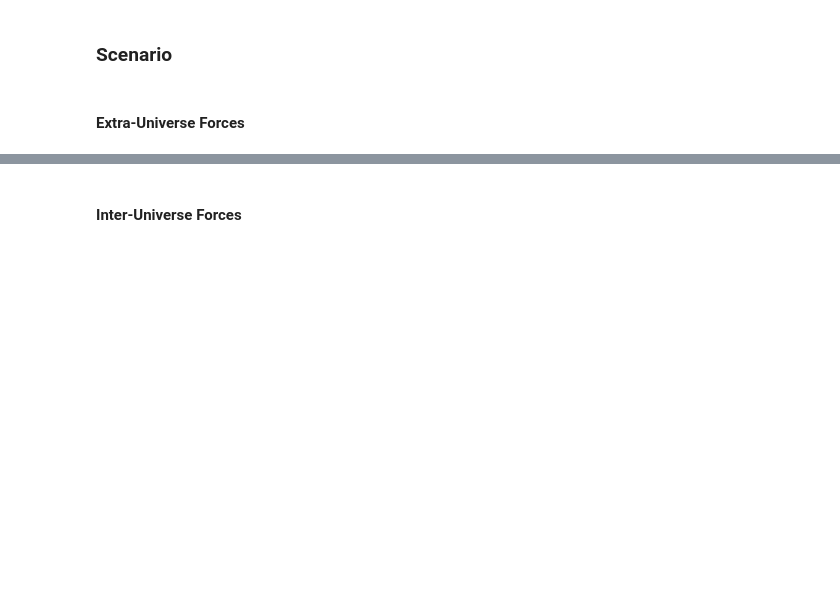
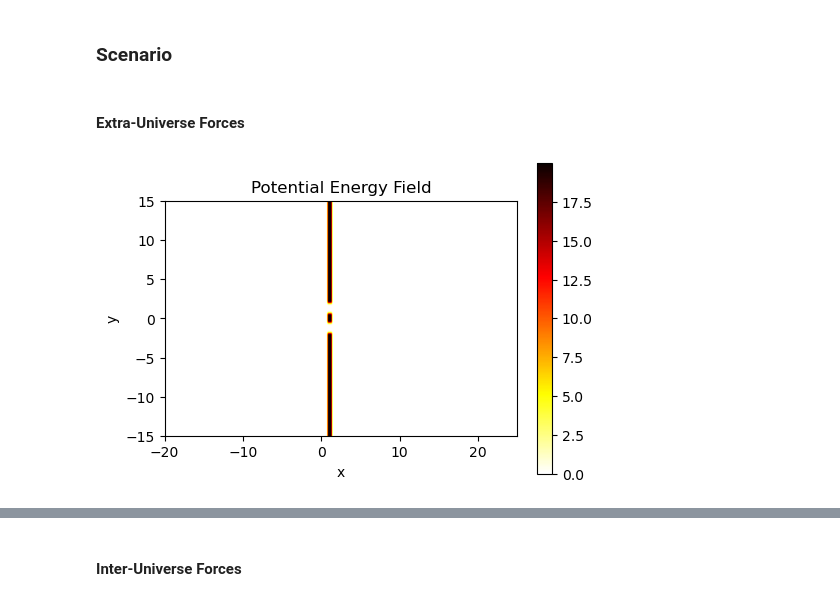
Before and after one commit to Oiangu9/_Miscellaneous, a Jupyter notebook: SSN/FINAL_Project_the_Inter_Universe_Interaction/M_ND_Newtonian_Interacting_Universes.ipynb, the cells around one changed output, grey strips where cells are left out. Cells and saved outputs as stored; diff of their text form; code cells hidden in the pictures; blank space fills up the shorter version.

```diff
--- a/SSN/FINAL_Project_the_Inter_Universe_Interaction/M_ND_Newtonian_Interacting_Universes.ipynb
+++ b/SSN/FINAL_Project_the_Inter_Universe_Interaction/M_ND_Newtonian_Interacting_Universes.ipynb
@@ -257,41 +335,79 @@ IndexError: list index out of range
 # %%
 def harmonic_external_force(trajs, K=1):
     return -2*K*trajs[:,:numDofUniv] #[numTrajs, dofsUniv]
 
-def double_slit_external_potential_3D(xyz_grid):
-    return cnp.ones(xyz_grid.shape[1:]) #[Nx,Ny,Nz]
+chosen_potential=double_slit_2D
+if use_external_forces_and_pdf_grid:
+    if numDofUniv==3:
+        potential_field = chosen_potential(grid_potential) #[Nx,Ny,Nz]
+        external_force_field = get_gradient_vector_field_3D(
+                            potential_field, real_dtype,dxs[0,0],dxs[0,1],dxs[0,2]) #[Nx,Ny,Nz, 3]
+        external_force = lambda trajs: interpolate_traj_force_from_force_field_3D(
+                        trajs, force_field=external_force_field, xs=nodes_potential[0], ys=nodes_potential[1], zs=nodes_potential[2])
+        # PLOT
+        fig = plt.figure(figsize=(5,5))
+        ax = fig.add_subplot(111, projection='3d')
+        maxim = potential_field.max()
+        minim = potential_field.min()
+        zati=3
+        level_surface = grid[:, potential_field>maxim/zati]
+        colormap = ax.scatter(*level_surface, c=potential_field[potential_field>maxim/zati],
+                cmap='hot_r', s=2, alpha=potential_field[potential_field>maxim/zati]/maxim ) #, antialiased=True)
+        ax.set_xlim((xlowers[0,0], xuppers[0,1]))
+        ax.set_ylim((xlowers[0,1], xuppers[0,1]))
+        ax.set_zlim((xlowers[0,2], xuppers[0,2]))
 
-def double_slit_external_potential_2D(xy_grid):
-    return cnp.ones(xy_grid.shape[1:]) #[Nx,Ny]
+        fig.colorbar(colormap, fraction=0.04, location='left')
+        ax.set_xlabel("x")
+        ax.set_ylabel("y")
+        ax.set_zlabel("z")
+        ax.set_title(f"Potential energy>{maxim/3:.3}")
+        ax.view_init(elev=70, azim=30)
 
-def double_slit_external_potential_1D(xy_grid):
-    return cnp.ones(x_grid.shape[1:]) #[Nx]
+        os.makedirs(f"./OUTPUTS/TISE_3D/{exp_name}/figs/", exist_ok=True)
+        image=f"./OUTPUTS/TISE_3D/{exp_name}/figs/energy_potential.png"
+        plt.savefig(image, dpi=150)
+        plt.show()
 
+    elif numDofUniv==2:
+        potential_field = chosen_potential(grid_potential) #[Nx,Ny]
+        external_force_field = get_gradient_vector_field_2D(
+                            potential_field, real_dtype,dxs[0,0],dxs[0,1]) #[ Nx,Ny, 2]
+        external_force = lambda trajs: interpolate_traj_force_from_force_field_2D(
+                            trajs, force_field=external_force_field, xs=nodes_potential[0], ys=nodes_potential[1])
+        every=1 # Only take one data point every this number in each axis to plot potential
 
-if numDofUniv==3:
-    potential_field = double_slit_external_potential_3D(grid) #[Nx,Ny,Nz]
-    external_force_field = get_gradient_vector_field_3D(
-                        potential_field, real_dtype,dx,dy,dz) #[Nx,Ny,Nz, 3]
-    external_force = lambda trajs: interpolate_traj_force_from_force_field_3D(
-                        trajs, force_field=external_force_field)
+        # PLOT
+        fig = plt.figure(figsize=(5,5))
+        ax = fig.add_subplot(111)
+        colormap = ax.imshow(potential_field.T,
+                     extent=[xlowers[0,0], xuppers[0,0], xlowers[0,1], xuppers[0,1]]
+                             , origin='lower',cmap='hot_r')
+        #plt.axis(aspect='image');
+        fig.colorbar(colormap, fraction=0.04, location='right')
+        ax.set_xlabel("x")
+        ax.set_ylabel("y")
+        ax.set_title(f"Potential Energy Field")
+        #ax.scatter(trajs[:,0], trajs[:,1], c="black", s=2,alpha=1)
+        os.makedirs(f"./OUTPUTS/MIW/{exp_name}/figs/", exist_ok=True)
+        image=f"./OUTPUTS/MIW/{exp_name}/figs/energy_potential.png"
+        plt.savefig(image, dpi=150)
+        plt.show()
 
-elif numDofUniv==2:
-    potential_field = double_slit_external_potential_2D(grid) #[Nx,Ny]
-    external_force_field = get_gradient_vector_field_2D(
-                        potential_field, real_dtype,dx,dy) #[ Nx,Ny, 2]
-    external_force = lambda trajs: interpolate_traj_force_from_force_field_2D(
-                        trajs, force_field=external_force_field)
+    else:
+        potential_field = chosen_potential(grid_potential) #[Nx]
+        external_force_field = get_gradient_vector_field_1D(
+                            potential_field, real_dtype,dxs[0]) #[ Nx]
+        external_force = lambda trajs: interpolate_traj_force_from_force_field_1D(
+                            trajs, force_field=external_force_field, xs=xs)
 
+    scenario_forces = [
+            external_force
+        ] # external forces
 else:
-    potential_field = double_slit_external_potential_1D(grid) #[Nx]
-    external_force_field = get_gradient_vector_field_1D(
-                        potential_field, real_dtype,dx) #[ Nx]
-    external_force = lambda trajs: interpolate_traj_force_from_force_field_1D(
-                        trajs, force_field=external_force_field)
-
-scenario_forces = [
-        harmonic_external_force
-    ] # external forces
+    scenario_forces = []
+# %% [output]
+[figure, added]
 # %% [markdown]
 #### Inter-Particle Intra-Universe Forces
 
```
Also changed, not shown: parts of 27 cells of this notebook, 2 other files.
